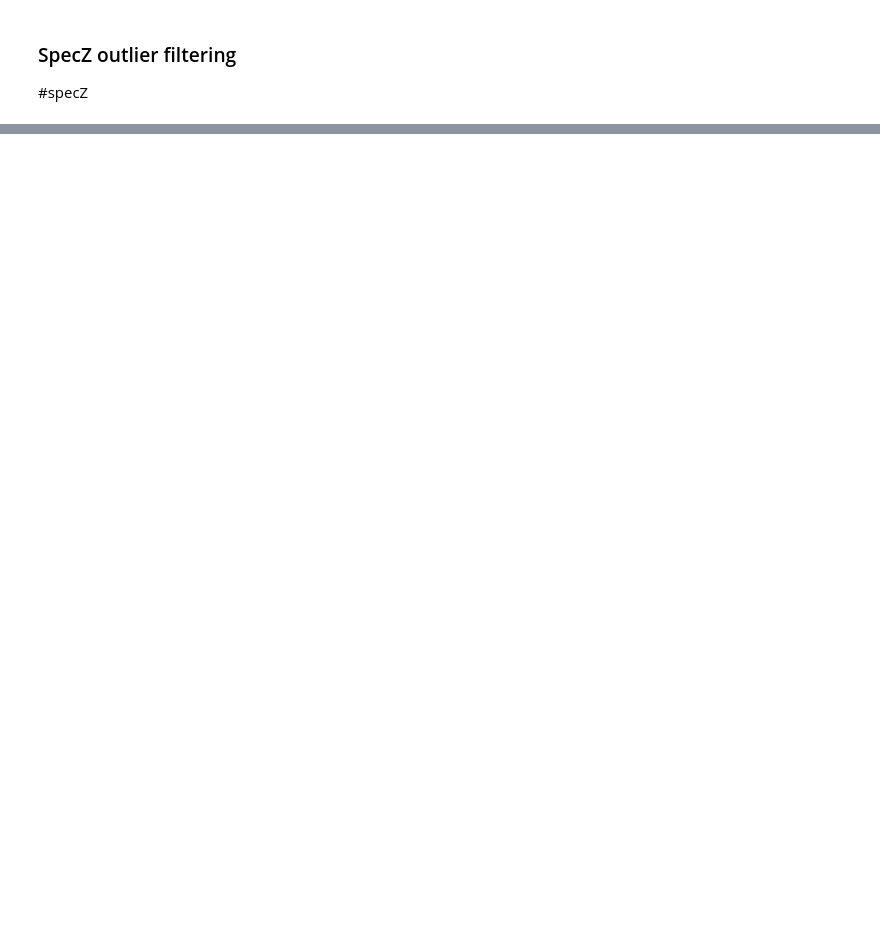
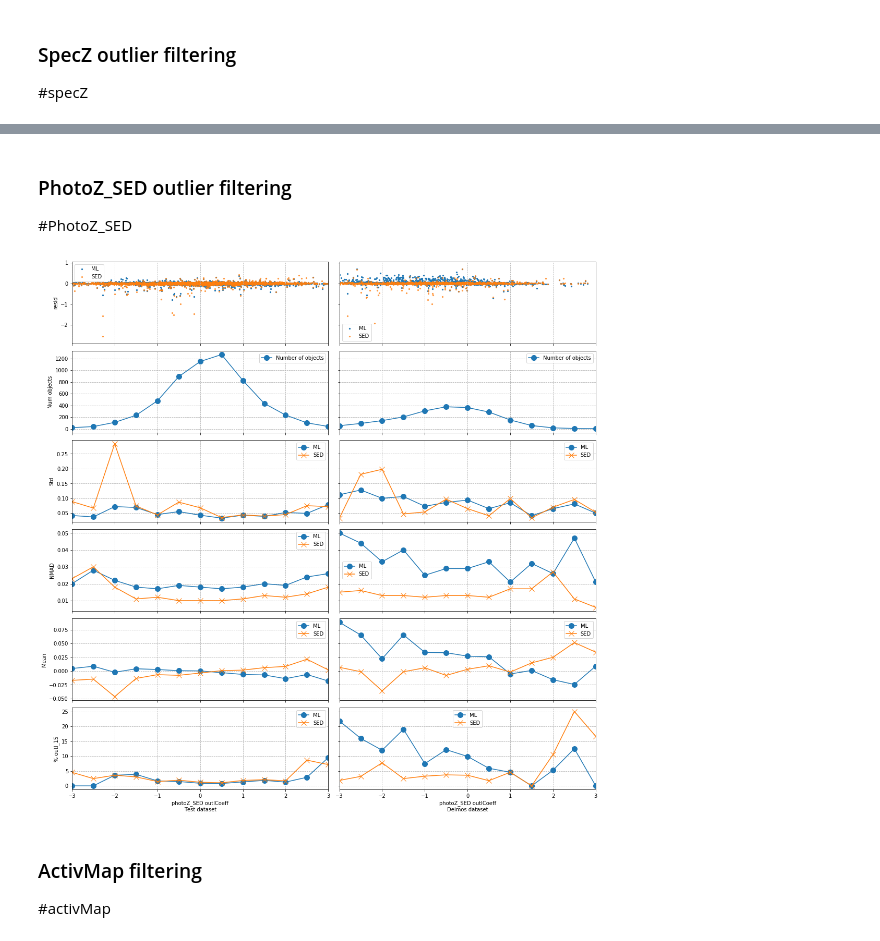
Before and after one commit to ShrRa/COSMOS_SOM, a Jupyter notebook: Statistics.ipynb, the cells around one changed output, grey strips where cells are left out. Drawn from its saved outputs; the diff is of its cells as text; code cells hidden in the pictures; blank space fills up the shorter version.

```diff
--- a/Statistics.ipynb
+++ b/Statistics.ipynb
@@ -97,0 +165,15 @@ KeyError: 'resid_ML'
+# %% [markdown]
+### PhotoZ_SED outlier filtering
+<a id='PhotoZ_SED'>#PhotoZ_SED</a>
+# %%
+### Plot statistics for different outlCoeff ###
+datasetNames=['Test','Deimos']
+data=[datasets[name] for name in datasetNames]
+stats=[statAll[name] for name in datasetNames]
+case=photoZ_SED
+fig=plotStatsForOutlCoeff(data,case,stats,datasetNames)
+# %% [output]
+[figure, added]
+# %% [markdown]
+### ActivMap filtering
+<a id='activMap'>#activMap</a>
```
Also changed, not shown: parts of 10 cells of this notebook.
